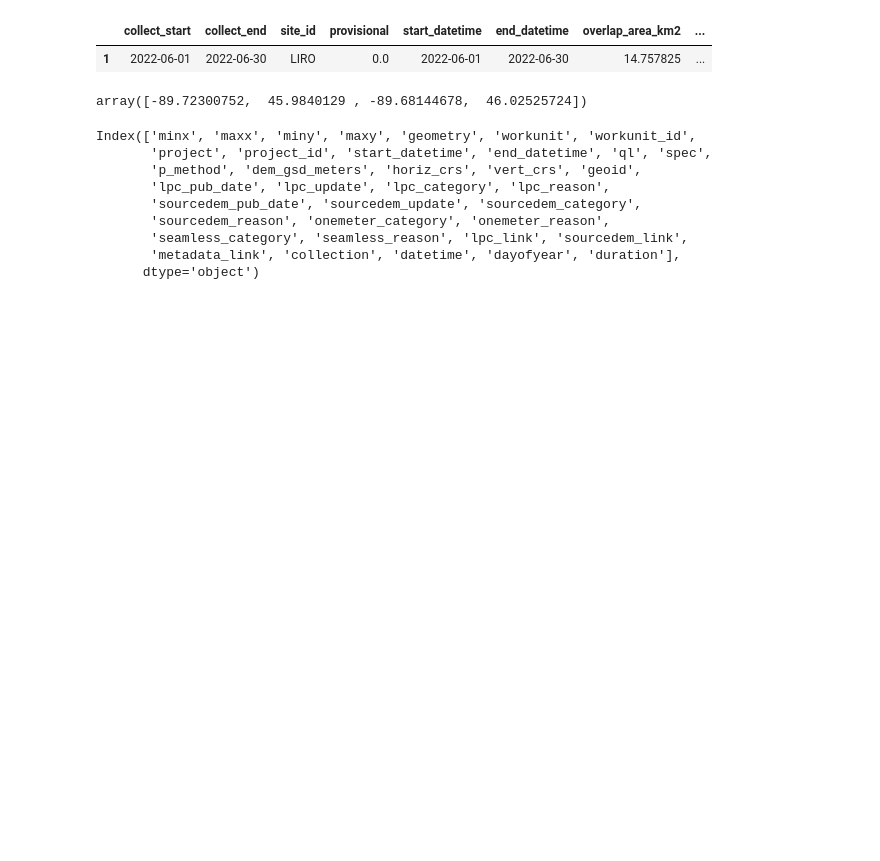
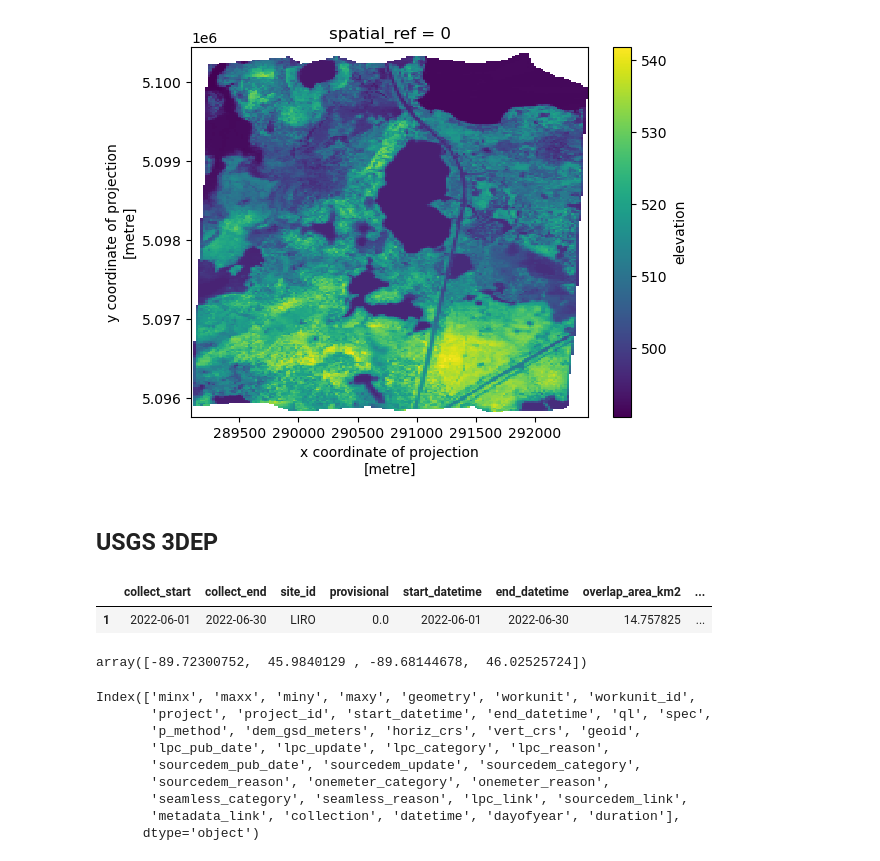
Before and after one commit to uw-cryo/coincident, a Jupyter notebook: docs/examples/vendor_dems.ipynb, the cells around one changed output. Drawn from its saved outputs; the diff is of its cells as text; code cells hidden in the pictures; blank space fills up the shorter version.

Commit message:
neon vendor dem load draft

```diff
--- a/docs/examples/vendor_dems.ipynb
+++ b/docs/examples/vendor_dems.ipynb
@@ -5,0 +9,5 @@ import geopandas as gpd
+# %%
+gf_neon_usgs = gpd.read_file("/mnt/c/Users/JackE/uw/STV/data/PCD_neon_3dep_feb25.geojson")
+aoi = gf_neon_usgs.iloc[[1]]
+aoi
+# site_id is the NEON site id of interest and collect_start is our datetime of interest
@@ -5,0 +37,4 @@ import geopandas as gpd
+# %%
+datetime_str = aoi.collect_start.item().strftime('%Y-%m-%d')
+site_id = aoi.site_id.item()
+datetime_str, site_id
@@ -5,0 +43,7 @@ import geopandas as gpd
+# %%
+# same use case took less than 6 seconds in a different notebook...
+# takes 27 here, I can't use the %%time command because of the weird error described below
+test = coincident.io.xarray.load_neon_dem(aoi,
+                                          datetime_str=datetime_str,
+                                          site_id=site_id,
+                                          product="dsm")
@@ -6,3 +81,10 @@ import geopandas as gpd
+# %%
+test.coarsen(x=20,y=20, boundary='trim').mean().plot.imshow();
+# %% [output]
+[figure, added]
+# %% [markdown]
+USGS 3DEP
+---
 # %%
 gf_neon_usgs = gpd.read_file("/mnt/c/Users/JackE/uw/STV/data/PCD_neon_3dep_feb25.geojson")
 aoi = gf_neon_usgs.iloc[[1]]
```
Also changed, not shown: parts of 6 cells of this notebook, 2 other files.
